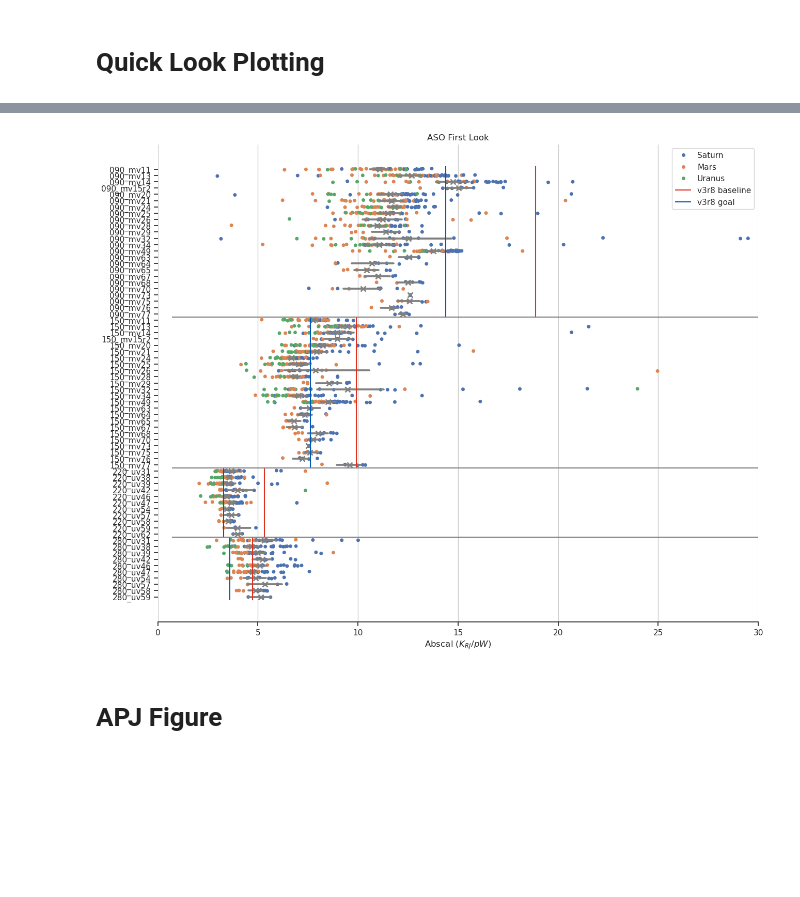
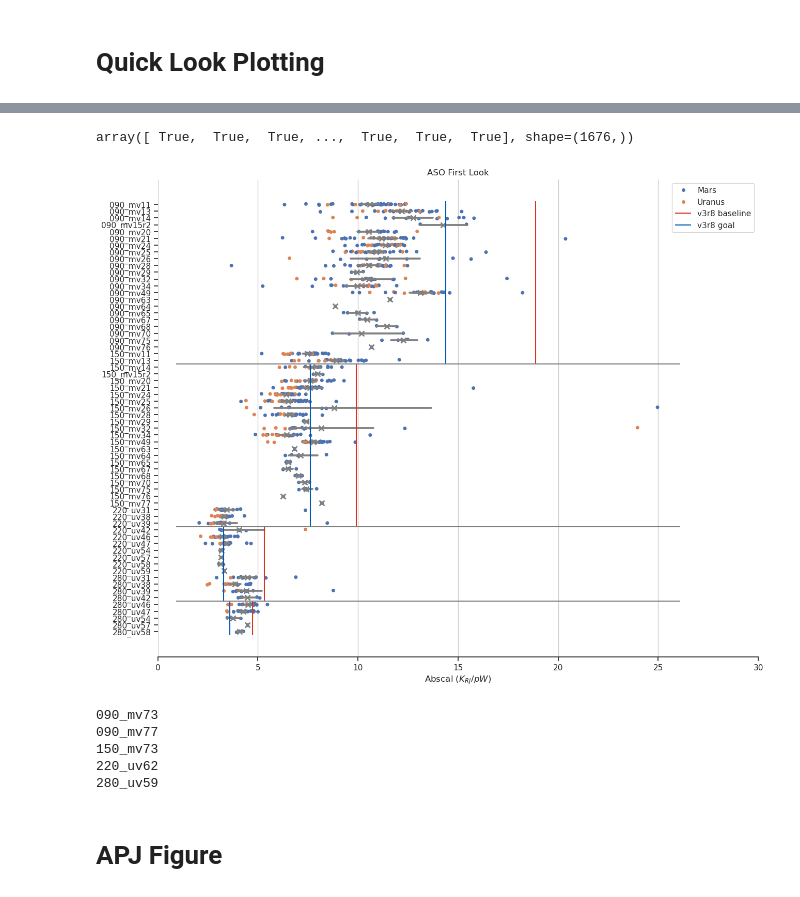
Before and after one commit to Sulla2012/LAT_Loading, a Jupyter notebook: latcom/abscal.ipynb, the cells around one changed output, grey strips where cells are left out. Drawn from its saved outputs; the diff is of its cells as text; code cells hidden in the pictures; blank space fills up the shorter version.

```diff
--- a/latcom/abscal.ipynb
+++ b/latcom/abscal.ipynb
@@ -102,0 +120,12 @@ df = pd.DataFrame(
+# %%
+cut_planet = "Saturn"
+label = "090_mv11"
+t_cut_low = Time("2025-05-05T00:00:00", format="isot", scale="utc")
+t_cut_high = Time("2026-07-03T00:00:00", format="isot", scale="utc")
+data = df.where(
+    (df.pwvs  < 3)
+    & (df.times < t_cut_high.unix)
+    & (t_cut_low.unix < df.times)
+    & (df.labels == label)
+    & (df.sources != cut_planet)
+).cals
@@ -103,3 +143,7 @@ df = pd.DataFrame(
+# %%
+np.isnan(data.to_numpy())
+# %% [output]
+array([ True,  True,  True, ...,  True,  True,  True], shape=(1676,))
 # %%
 sns.set_theme(style="ticks")
 t_cut = Time("2024-09-03T00:00:00", format="isot", scale="utc")
@@ -107,17 +151,17 @@ t_cut = Time("2024-09-03T00:00:00", format="isot", scale="utc")
 
 # Initialize the figure with a logarithmic x axis
 f, ax = plt.subplots(figsize=(15, 12))
-
+cut_planet = "Saturn"
 # Add in points to show each observation
 sns.stripplot(
-    df.where((df.pwvs < 3) & (df.cals < 30) & (df.times > t_cut.unix)),
+    df.where((df.pwvs < 3) & (df.cals < 30) & (df.times > t_cut.unix) & (df.sources != cut_planet)),
     x="cals",
     y="labels",
     hue="sources",
     zorder=1,
 )  # note somewhat nasty cut on cals since neptune keeps slipping into our saturn obs
 sns.pointplot(
-    data=df.where((df.pwvs < 3) & (df.cals < 30) & (df.times > t_cut.unix)),
+    data=df.where((df.pwvs < 3) & (df.cals < 30) & (df.times > t_cut.unix) & (df.sources != cut_planet)),
     x="cals",
     y="labels",
     linestyle="none",
@@ -132,34 +176,52 @@ xmax, xmin = ax.get_xlim()
 pos_090 = len([label for label in set(df[(df.pwvs < 3) & (df.cals < 50) & (df.times > t_cut.unix)].labels.to_numpy()) if "090" in label]) - 0.5
 pos_150 = pos_090 + len([label for label in set(df[(df.pwvs < 3) & (df.cals < 50) & (df.times > t_cut.unix)].labels.to_numpy()) if "150" in label])
 pos_220 = pos_150 + len([label for label in set(df[(df.pwvs < 3) & (df.cals < 50) & (df.times > t_cut.unix)].labels.to_numpy()) if "220" in label])
 pos_280 = pos_220 + len([label for label in set(df[(df.pwvs < 3) & (df.cals < 50) & (df.times > t_cut.unix)].labels.to_numpy()) if "280" in label])
 
 plt.vlines(1.0 / (1e12 * (sim["MF"]["baseline"]["MF_1"]["dpdt_rj"])), ymin=ymin, ymax=pos_090, label="v3r8 baseline", color=c_base,)
 plt.vlines(1.0 / (1e12 * (sim["MF"]["goal"]["MF_1"]["dpdt_rj"])), ymin=ymin, ymax=pos_090, label="v3r8 goal", color=c_goal,)
 
 plt.vlines(1.0 / (1e12 * (sim["MF"]["baseline"]["MF_2"]["dpdt_rj"])), ymin=pos_090, ymax=pos_150, label=None, color=c_base,)
 plt.vlines(1.0 / (1e12 * (sim["MF"]["goal"]["MF_2"]["dpdt_rj"])), ymin=pos_090, ymax=pos_150, label=None, color=c_goal,)
 
 plt.vlines(1.0 / (1e12 * (sim["UHF"]["baseline"]["UHF_1"]["dpdt_rj"])), ymin=pos_150, ymax=pos_220, label=None, color=c_base,)
 plt.vlines(1.0 / (1e12 * (sim["UHF"]["goal"]["UHF_1"]["dpdt_rj"])), ymin=pos_150, ymax=pos_220, label=None, color=c_goal,)
 
 plt.vlines(1.0 / (1e12 * (sim["UHF"]["baseline"]["UHF_2"]["dpdt_rj"])), ymin=pos_220, ymax=ymax, label=None, color=c_base,)
 plt.vlines(1.0 / (1e12 * (sim["UHF"]["goal"]["UHF_2"]["dpdt_rj"])), ymin=pos_220, ymax=ymax, label=None, color=c_goal,)
 
 plt.hlines([pos_090, pos_150, pos_220], xmin=xmin, xmax=xmax, color="0.5")
 
 plt.xlim(0, 30)
 
 # Tweak the visual presentation
 ax.xaxis.grid(True)
 ax.set(xlabel="Abscal ($K_{RJ}/pW$)", ylabel="", title="ASO First Look")
 sns.despine(trim=True, left=True)
 
 plt.legend()
 plt.savefig("../plts/abscals/abscals_062526.png", dpi=300)
 plt.savefig("../plts/abscals/abscals_062526.pdf", dpi=300)
 # %% [output]
-[figure, old version]
+[figure, new version]
+# %%
+set_labels = np.unique(df.labels)
+for label in set_labels:
+    data=df.where(
+        (df.pwvs  < 3)
+        & (df.times < t_cut_high.unix)
+        & (t_cut_low.unix < df.times)
+        & (df.labels == label)
+        & (df.sources != cut_planet)
+    ).cals
+    if len(data.to_numpy()[~np.isnan(data.to_numpy())]) == 0 :
+        print(label)
+# %% [output]
+090_mv73
+090_mv77
+150_mv73
+220_uv62
+280_uv59
 # %% [markdown]
 # APJ Figure
 # %%
```
Also changed, not shown: parts of 2 cells of this notebook, 1 other file.
